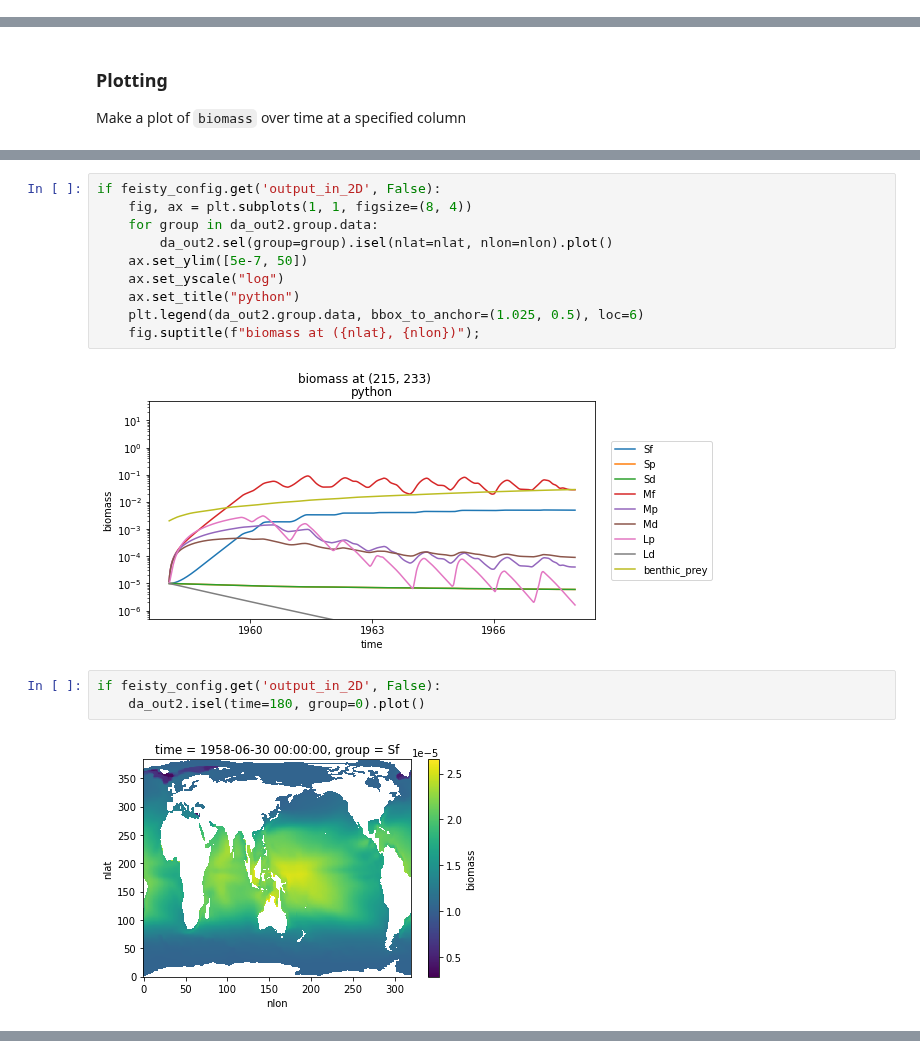
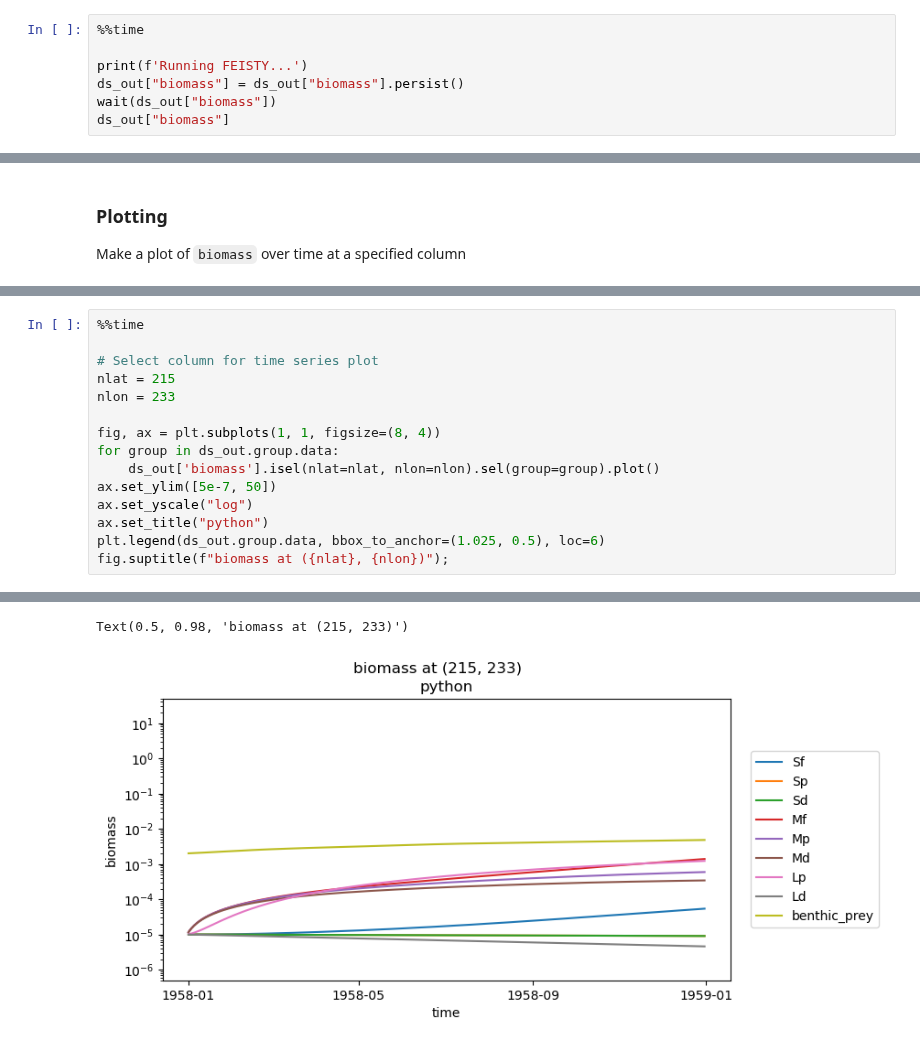
Before and after one commit to marbl-ecosys/feisty, a Jupyter notebook: examples/Multiple Forcing Files.ipynb, the cells around one changed output, grey strips where cells are left out. Drawn from its saved outputs; the diff is of its cells as text.

```diff
--- a/examples/Multiple Forcing Files.ipynb
+++ b/examples/Multiple Forcing Files.ipynb
@@ -139,0 +119,7 @@ cluster.scale(0)
+# %%
+%%time
+
+print(f'Running FEISTY...')
+ds_out["biomass"] = ds_out["biomass"].persist()
+wait(ds_out["biomass"])
+ds_out["biomass"]
@@ -197,17 +169,16 @@ Dimensions without coordinates: nlat, nlon
-# %%
-if feisty_config.get('output_in_2D', False):
-    fig, ax = plt.subplots(1, 1, figsize=(8, 4))
-    for group in da_out2.group.data:
-        da_out2.sel(group=group).isel(nlat=nlat, nlon=nlon).plot()
-    ax.set_ylim([5e-7, 50])
-    ax.set_yscale("log")
-    ax.set_title("python")
-    plt.legend(da_out2.group.data, bbox_to_anchor=(1.025, 0.5), loc=6)
-    fig.suptitle(f"biomass at ({nlat}, {nlon})");
-# %% [output]
-[figure, removed]
-# %%
-if feisty_config.get('output_in_2D', False):
-    da_out2.isel(time=180, group=0).plot()
-# %% [output]
-[figure, removed]
+# %%
+%%time
+
+# Select column for time series plot
+nlat = 215
+nlon = 233
+
+fig, ax = plt.subplots(1, 1, figsize=(8, 4))
+for group in ds_out.group.data:
+    ds_out['biomass'].isel(nlat=nlat, nlon=nlon).sel(group=group).plot()
+ax.set_ylim([5e-7, 50])
+ax.set_yscale("log")
+ax.set_title("python")
+plt.legend(ds_out.group.data, bbox_to_anchor=(1.025, 0.5), loc=6)
+fig.suptitle(f"biomass at ({nlat}, {nlon})");
+# %% [output]
@@ -213,0 +187,2 @@ if feisty_config.get('output_in_2D', False):
+Text(0.5, 0.98, 'biomass at (215, 233)')
+[figure, added]
```
Also changed, not shown: parts of 11 cells of this notebook, 17 other files.
